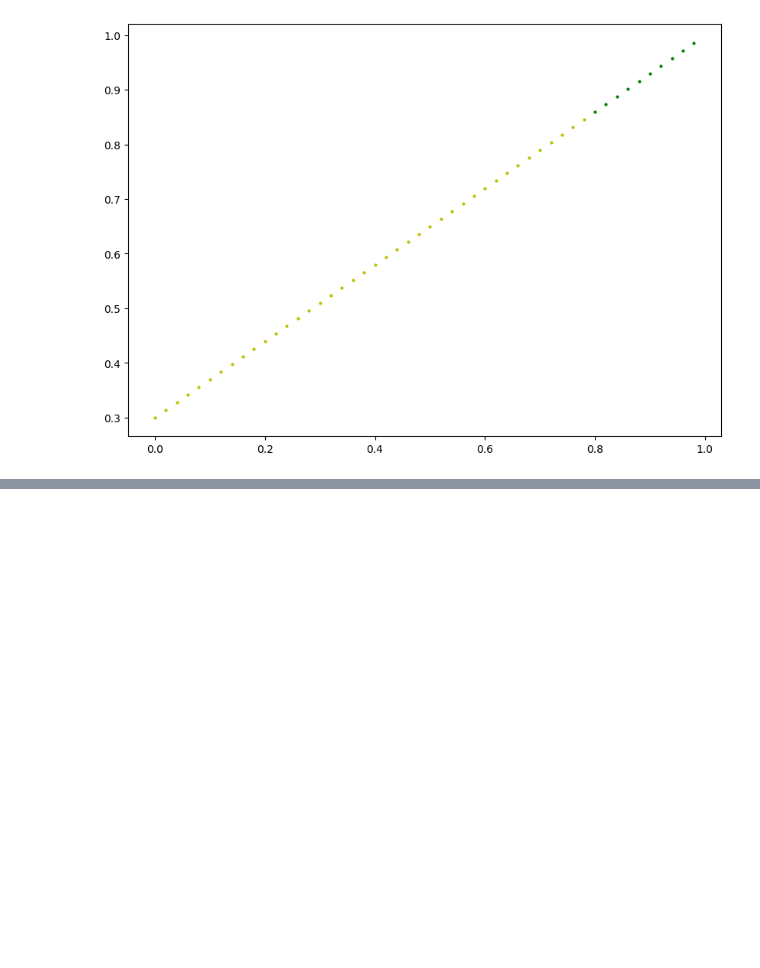
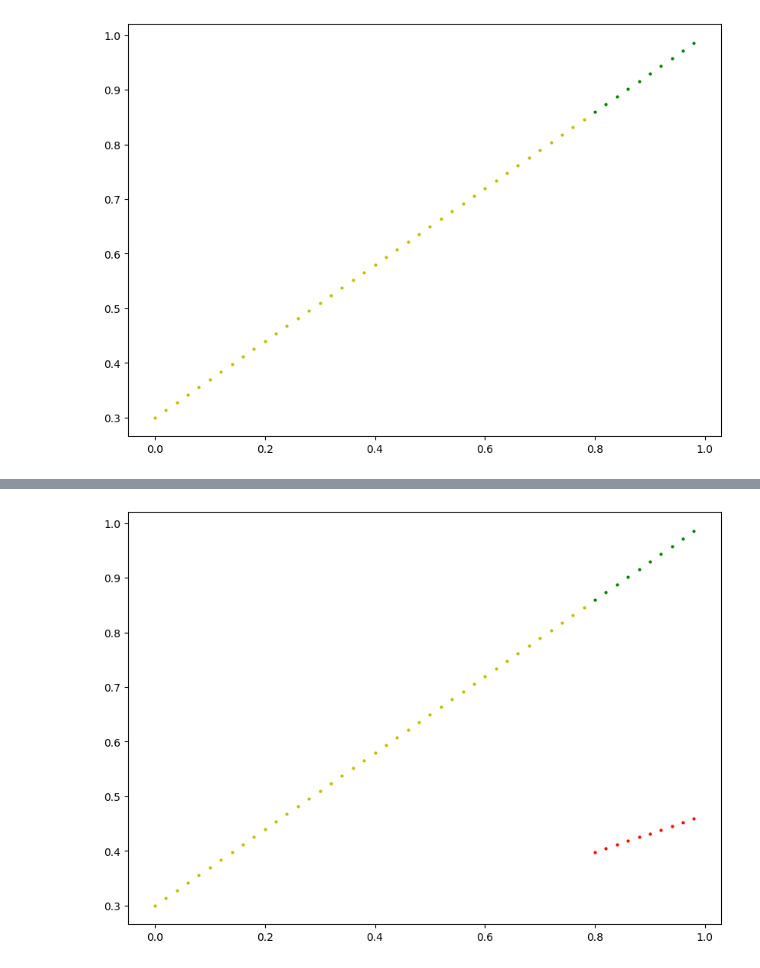
Before and after one commit to Imran1hp/Deep-Learning-, a Jupyter notebook: Py_Torch_workflowipynb.ipynb, the cells around one changed output, grey strips where cells are left out. Saved outputs shown, nothing was run; the diff lists cells and outputs as text; code cells hidden in the pictures; blank space fills up the shorter version.

Commit message:
test 1st model

```diff
--- a/Py_Torch_workflowipynb.ipynb
+++ b/Py_Torch_workflowipynb.ipynb
@@ -69,0 +75,13 @@ plot_prediction()
+# %%
+from torch import nn
+class LinearRegressionModel(nn.Module): #<- almost everything there inherhites from nn.module
+
+    def __init__ (self):
+      super().__init__()
+      self.weights = nn.Parameter(torch.randn(1, requires_grad=True ,dtype=float))
+
+      self.bias = nn.Parameter(torch.randn(1 ,requires_grad=True , dtype=float))
+
+## Forword method to define the computation in the model
+    def forward (self ,x:torch.Tensor) -> torch.Tensor: # x is the input data
+      return self.weights * x + self.bias  # this is the linear regression formula
@@ -69,0 +91,7 @@ plot_prediction()
+# %%
+# Create a random seed
+torch.manual_seed(42)
+
+model_0 = LinearRegressionModel()
+model_0
+list(model_0.parameters())
@@ -69,0 +110,5 @@ plot_prediction()
+# %%
+with torch.inference_mode():
+  y_preds = model_0(X_test)
+
+  print(y_preds)
@@ -69,0 +126,4 @@ plot_prediction()
+# %%
+plot_prediction(prediction=y_preds)
+# %% [output]
+[figure, added]
```
Also changed, not shown: parts of 7 cells of this notebook.
